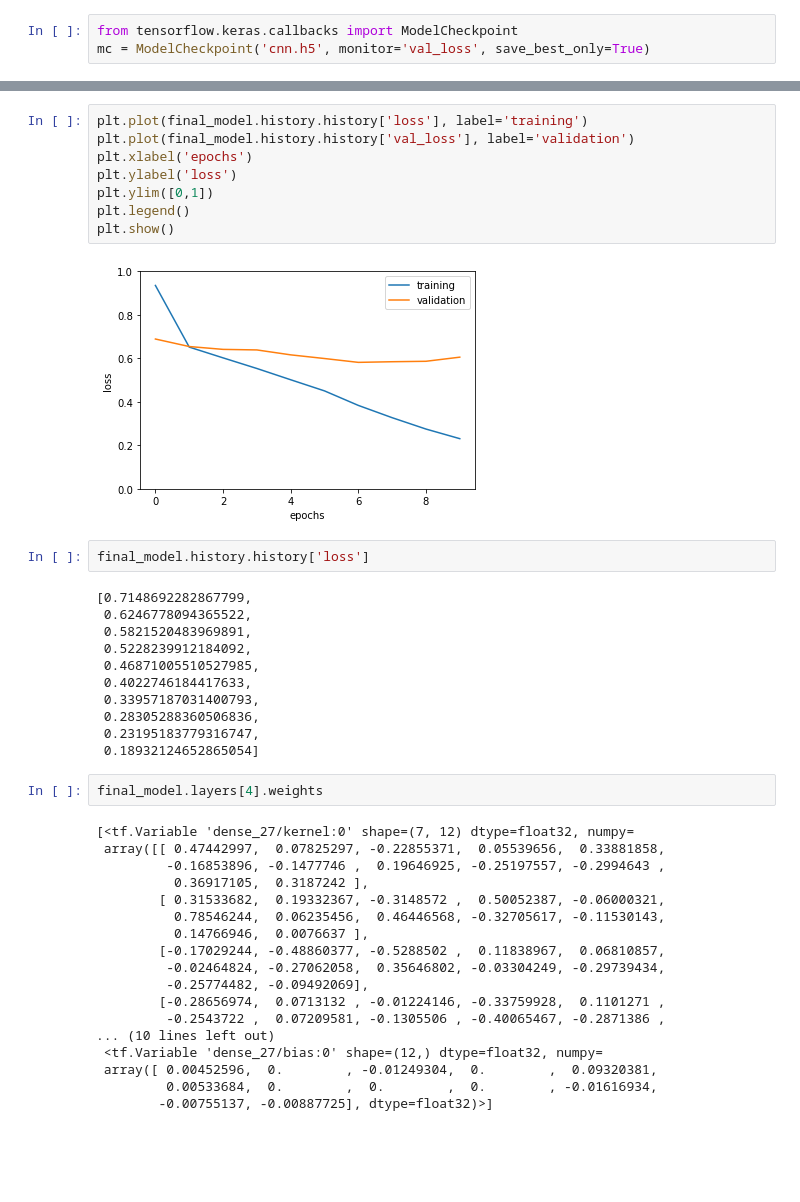
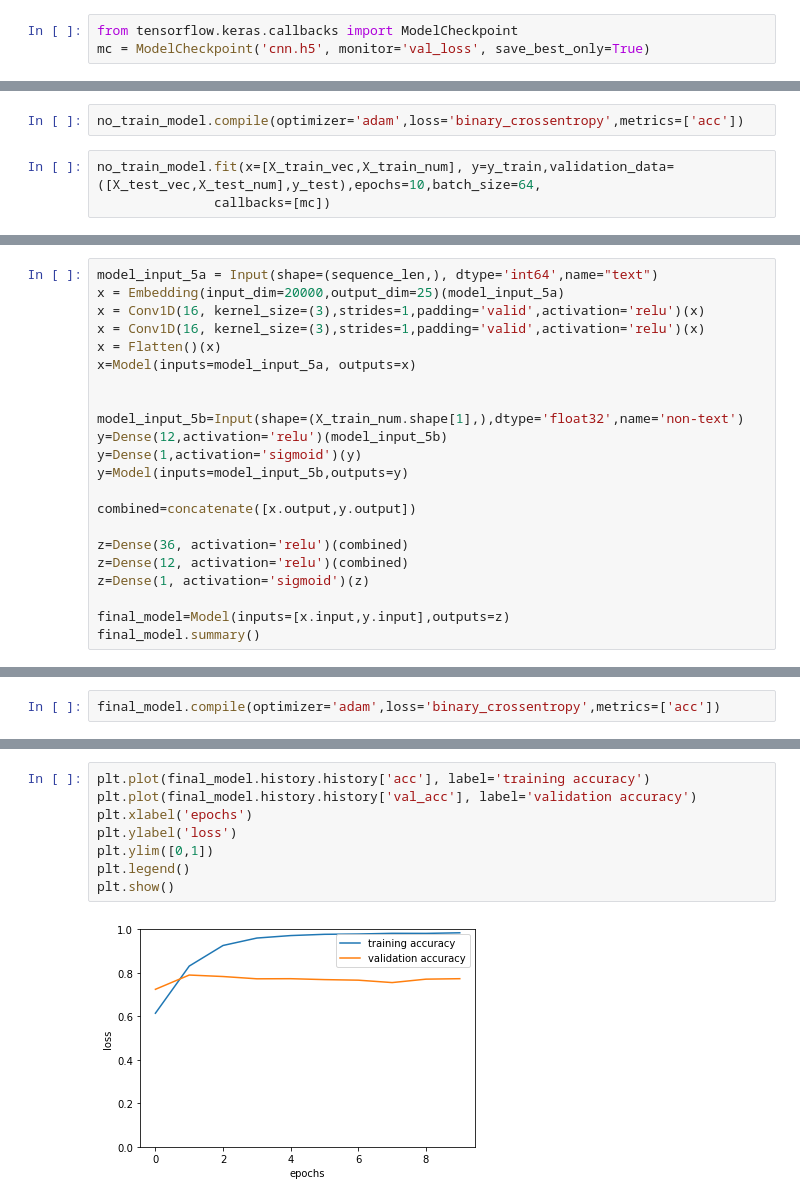
Before and after one commit to Houster/Text-Tweet-analysis, a Jupyter notebook: Text MLP.ipynb, the cells around one changed output, grey strips where cells are left out. Cells and saved outputs as stored; diff of their text form; blank space fills up the shorter version.

```diff
--- a/Text MLP.ipynb
+++ b/Text MLP.ipynb
@@ -340,0 +556,5 @@ final_model.compile(loss='binary_crossentropy',optimizer='adam',metrics=['acc'])
+# %%
+no_train_model.compile(optimizer='adam',loss='binary_crossentropy',metrics=['acc'])
+# %%
+no_train_model.fit(x=[X_train_vec,X_train_num], y=y_train,validation_data=([X_test_vec,X_test_num],y_test),epochs=10,batch_size=64,
+               callbacks=[mc])
@@ -340,0 +597,22 @@ final_model.compile(loss='binary_crossentropy',optimizer='adam',metrics=['acc'])
+# %%
+model_input_5a = Input(shape=(sequence_len,), dtype='int64',name="text")
+x = Embedding(input_dim=20000,output_dim=25)(model_input_5a)
+x = Conv1D(16, kernel_size=(3),strides=1,padding='valid',activation='relu')(x)
+x = Conv1D(16, kernel_size=(3),strides=1,padding='valid',activation='relu')(x)
+x = Flatten()(x)
+x=Model(inputs=model_input_5a, outputs=x)
+
+
+model_input_5b=Input(shape=(X_train_num.shape[1],),dtype='float32',name='non-text')
+y=Dense(12,activation='relu')(model_input_5b)
+y=Dense(1,activation='sigmoid')(y)
+y=Model(inputs=model_input_5b,outputs=y)
+
+combined=concatenate([x.output,y.output])
+
+z=Dense(36, activation='relu')(combined)
+z=Dense(12, activation='relu')(combined)
+z=Dense(1, activation='sigmoid')(z)
+
+final_model=Model(inputs=[x.input,y.input],outputs=z)
+final_model.summary()
@@ -341,3 +637,5 @@ final_model.compile(loss='binary_crossentropy',optimizer='adam',metrics=['acc'])
+# %%
+final_model.compile(optimizer='adam',loss='binary_crossentropy',metrics=['acc'])
 # %%
 final_model.fit(x=[X_train_vec,X_train_num], y=y_train,validation_data=([X_test_vec,X_test_num],y_test),epochs=10,batch_size=64,
                callbacks=[mc])
@@ -362,44 +660,11 @@ Epoch 10/10
 <tensorflow.python.keras.callbacks.History at 0x...>
 # %%
-plt.plot(final_model.history.history['loss'], label='training')
-plt.plot(final_model.history.history['val_loss'], label='validation')
+plt.plot(final_model.history.history['acc'], label='training accuracy')
+plt.plot(final_model.history.history['val_acc'], label='validation accuracy')
 plt.xlabel('epochs')
 plt.ylabel('loss')
 plt.ylim([0,1])
 plt.legend()
 plt.show()
 # %% [output]
-[figure, old version]
+[figure, new version]
-# %%
-final_model.history.history['loss']
-# %% [output]
-[0.7148692282867799,
- 0.6246778094365522,
- 0.5821520483969891,
- 0.5228239912184092,
- 0.46871005510527985,
- 0.4022746184417633,
- 0.33957187031400793,
- 0.28305288360506836,
- 0.23195183779316747,
- 0.18932124652865054]
-# %%
-final_model.layers[4].weights
-# %% [output]
-[<tf.Variable 'dense_27/kernel:0' shape=(7, 12) dtype=float32, numpy=
- array([[ 0.47442997,  0.07825297, -0.22855371,  0.05539656,  0.33881858,
-         -0.16853896, -0.1477746 ,  0.19646925, -0.25197557, -0.2994643 ,
-          0.36917105,  0.3187242 ],
-        [ 0.31533682,  0.19332367, -0.3148572 ,  0.50052387, -0.06000321,
-          0.78546244,  0.06235456,  0.46446568, -0.32705617, -0.11530143,
-          0.14766946,  0.0076637 ],
-        [-0.17029244, -0.48860377, -0.5288502 ,  0.11838967,  0.06810857,
-         -0.02464824, -0.27062058,  0.35646802, -0.03304249, -0.29739434,
-         -0.25774482, -0.09492069],
-        [-0.28656974,  0.0713132 , -0.01224146, -0.33759928,  0.1101271 ,
-         -0.2543722 ,  0.07209581, -0.1305506 , -0.40065467, -0.2871386 ,
-... (10 lines left out)
- <tf.Variable 'dense_27/bias:0' shape=(12,) dtype=float32, numpy=
- array([ 0.00452596,  0.        , -0.01249304,  0.        ,  0.09320381,
-         0.00533684,  0.        ,  0.        ,  0.        , -0.01616934,
-        -0.00755137, -0.00887725], dtype=float32)>]
```
Also changed, not shown: parts of 31 cells of this notebook, 2 other files.
